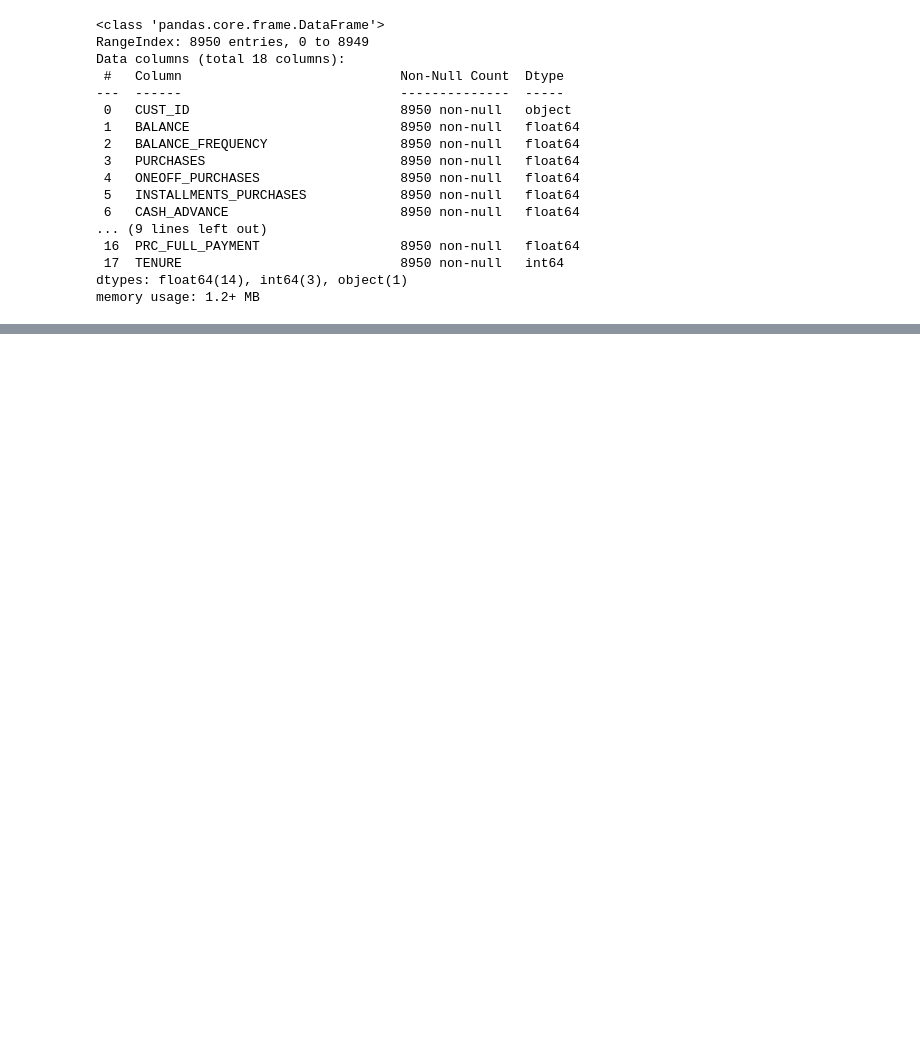
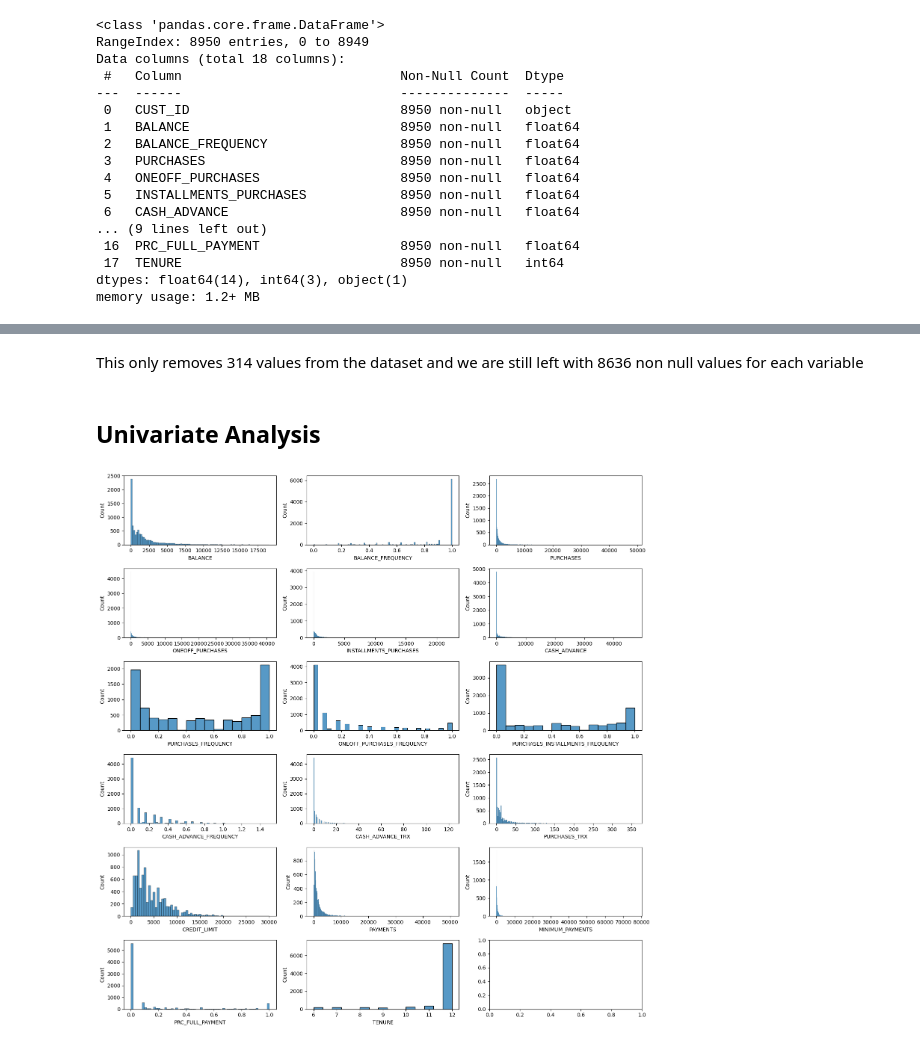
Before and after one commit to jreid94/schulich_data_science, a Jupyter notebook: Data Science 2/Assignments/A2.ipynb, the cells around one changed output, grey strips where cells are left out. Saved outputs shown, nothing was run; the diff lists cells and outputs as text; code cells hidden in the pictures; blank space fills up the shorter version.

```diff
--- a/Data Science 2/Assignments/A2.ipynb
+++ b/Data Science 2/Assignments/A2.ipynb
@@ -39,0 +130,2 @@ memory usage: 1.2+ MB
+# %%
+df.dropna(inplace= True, axis=0)
@@ -39,0 +152,29 @@ memory usage: 1.2+ MB
+# %% [markdown]
+This only removes 314 values from the dataset and we are still left with 8636 non null values for each variable
+# %% [markdown]
+## Univariate Analysis
+# %%
+fig, ((ax1, ax2, ax3), (ax4, ax5, ax6), (ax7, ax8, ax9), (ax10, ax11, ax12), (ax13, ax14, ax15), (ax16, ax17, _)) = plt.subplots(6, 3, figsize=(15, 15))
+
+sns.histplot(x=df['BALANCE'], ax=ax1)
+sns.histplot(x=df['BALANCE_FREQUENCY'], ax=ax2)
+sns.histplot(x=df['PURCHASES'], ax=ax3)
+sns.histplot(x=df['ONEOFF_PURCHASES'], ax=ax4)
+sns.histplot(x=df['INSTALLMENTS_PURCHASES'], ax=ax5)
+sns.histplot(x=df['CASH_ADVANCE'], ax=ax6)
+sns.histplot(x=df['PURCHASES_FREQUENCY'], ax=ax7)
+sns.histplot(x=df['ONEOFF_PURCHASES_FREQUENCY'], ax=ax8)
+sns.histplot(x=df['PURCHASES_INSTALLMENTS_FREQUENCY'], ax=ax9)
+sns.histplot(x=df['CASH_ADVANCE_FREQUENCY'], ax=ax10)
+sns.histplot(x=df['CASH_ADVANCE_TRX'], ax=ax11)
+sns.histplot(x=df['PURCHASES_TRX'], ax=ax12)
+sns.histplot(x=df['CREDIT_LIMIT'], ax=ax13)
+sns.histplot(x=df['PAYMENTS'], ax=ax14)
+sns.histplot(x=df['MINIMUM_PAYMENTS'], ax=ax15)
+sns.histplot(x=df['PRC_FULL_PAYMENT'], ax=ax16)
+sns.histplot(x=df['TENURE'], ax=ax17)
+
+plt.tight_layout()
+plt.show()
+# %% [output]
+[figure, added]
```
Also changed, not shown: parts of 21 cells of this notebook, 1 other file.
